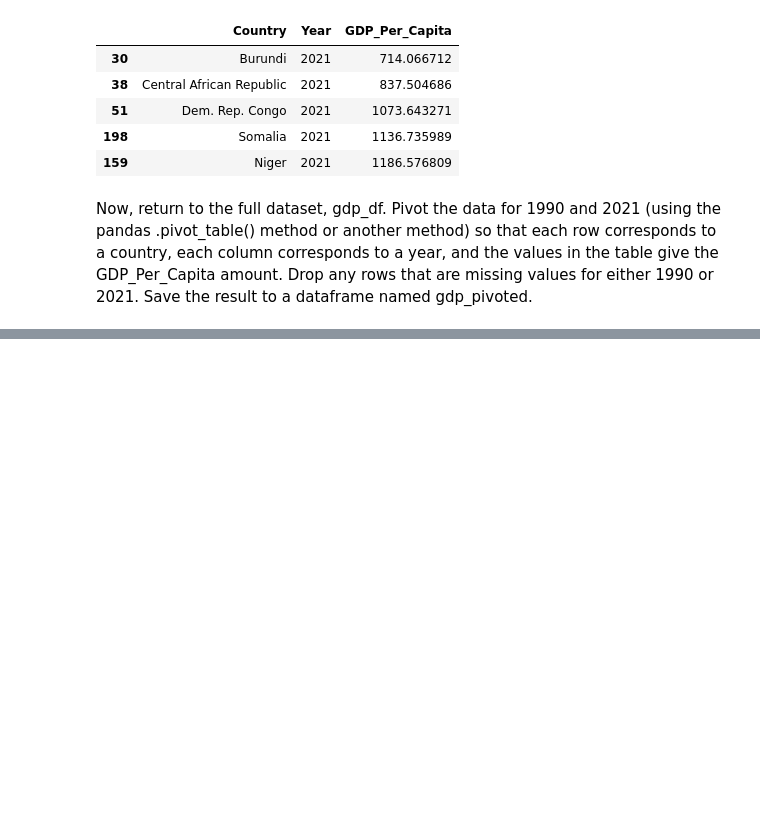
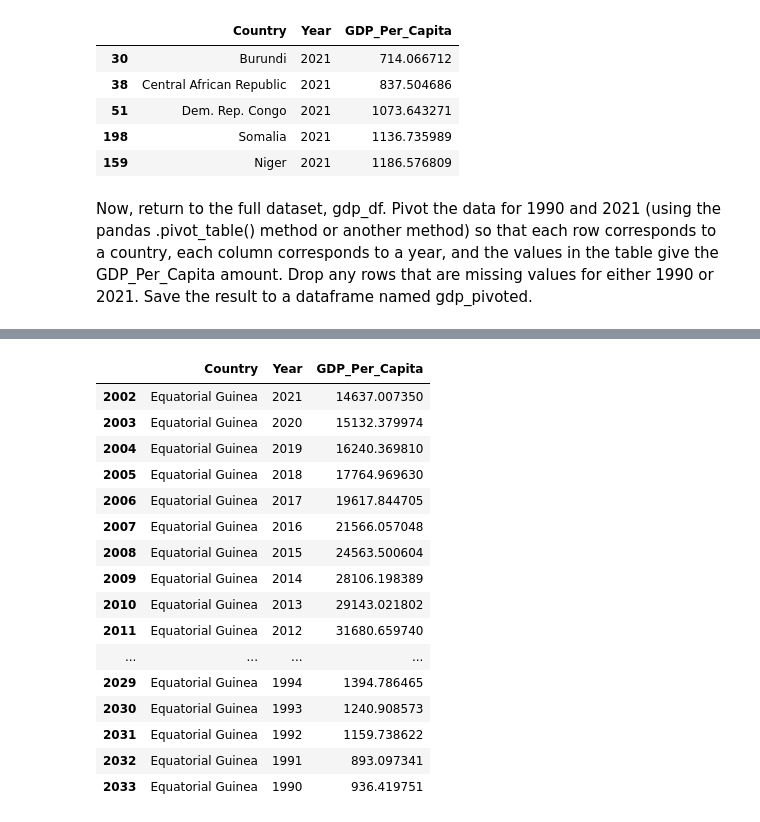
Before and after one commit to nss-data-science-cohort-8/un-exploration-graciepiantek, a Jupyter notebook: notebooks/UN_Data_Exploration.ipynb, the cells around one changed output, grey strips where cells are left out. Cells and saved outputs as stored; diff of their text form; code cells hidden in the pictures; blank space fills up the shorter version.

```diff
--- a/notebooks/UN_Data_Exploration.ipynb
+++ b/notebooks/UN_Data_Exploration.ipynb
@@ -38,9 +38,11 @@ gdp_df.shape
 # %% [output]
 (7662, 4)
 # %%
-gdp_df = gdp_df.drop(columns=['Value Footnotes'])
+gdp_df = (
+    gdp_df
+    .drop(columns=['Value Footnotes'])
+    .rename(columns={'Country or Area': 'Country', 'Value': 'GDP_Per_Capita'})
+)
-# %%
-gdp_df = gdp_df.rename(columns={'Country or Area': 'Country', 'Value': 'GDP_Per_Capita'})
 # %%
 gdp_df.dtypes
 # %% [output]
@@ -196,0 +217,21 @@ Name: count, dtype: int64
+# %%
+eg_df = gdp_df[gdp_df['Country'] == 'Equatorial Guinea']
+eg_df = eg_df[(eg_df['Year'] >= 1990) & (eg_df['Year'] <= 2021)]
+# %% [output]
+|  | Country | Year | GDP_Per_Capita |
+| 2002 | Equatorial Guinea | 2021 | 14637.007350 |
+| 2003 | Equatorial Guinea | 2020 | 15132.379974 |
+| 2004 | Equatorial Guinea | 2019 | 16240.369810 |
+| 2005 | Equatorial Guinea | 2018 | 17764.969630 |
+| 2006 | Equatorial Guinea | 2017 | 19617.844705 |
+| 2007 | Equatorial Guinea | 2016 | 21566.057048 |
+| 2008 | Equatorial Guinea | 2015 | 24563.500604 |
+| 2009 | Equatorial Guinea | 2014 | 28106.198389 |
+| 2010 | Equatorial Guinea | 2013 | 29143.021802 |
+| 2011 | Equatorial Guinea | 2012 | 31680.659740 |
+| ... | ... | ... | ... |
+| 2029 | Equatorial Guinea | 1994 | 1394.786465 |
+| 2030 | Equatorial Guinea | 1993 | 1240.908573 |
+| 2031 | Equatorial Guinea | 1992 | 1159.738622 |
+| 2032 | Equatorial Guinea | 1991 | 893.097341 |
+| 2033 | Equatorial Guinea | 1990 | 936.419751 |
```
Also changed, not shown: parts of 13 cells of this notebook.
